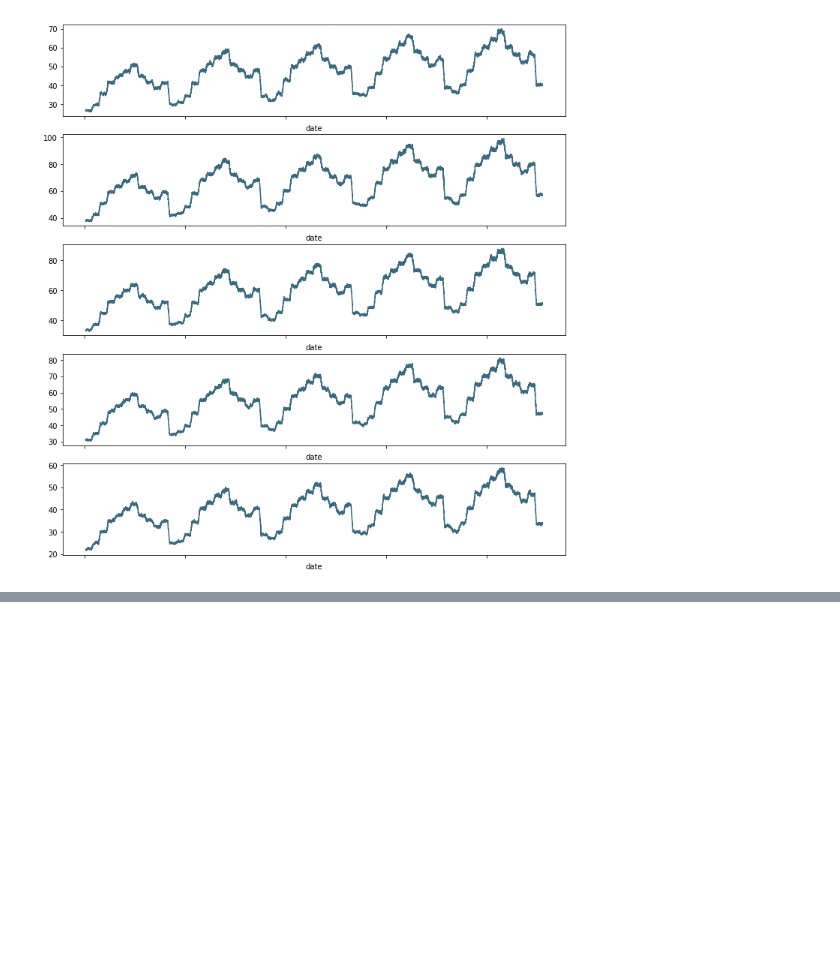
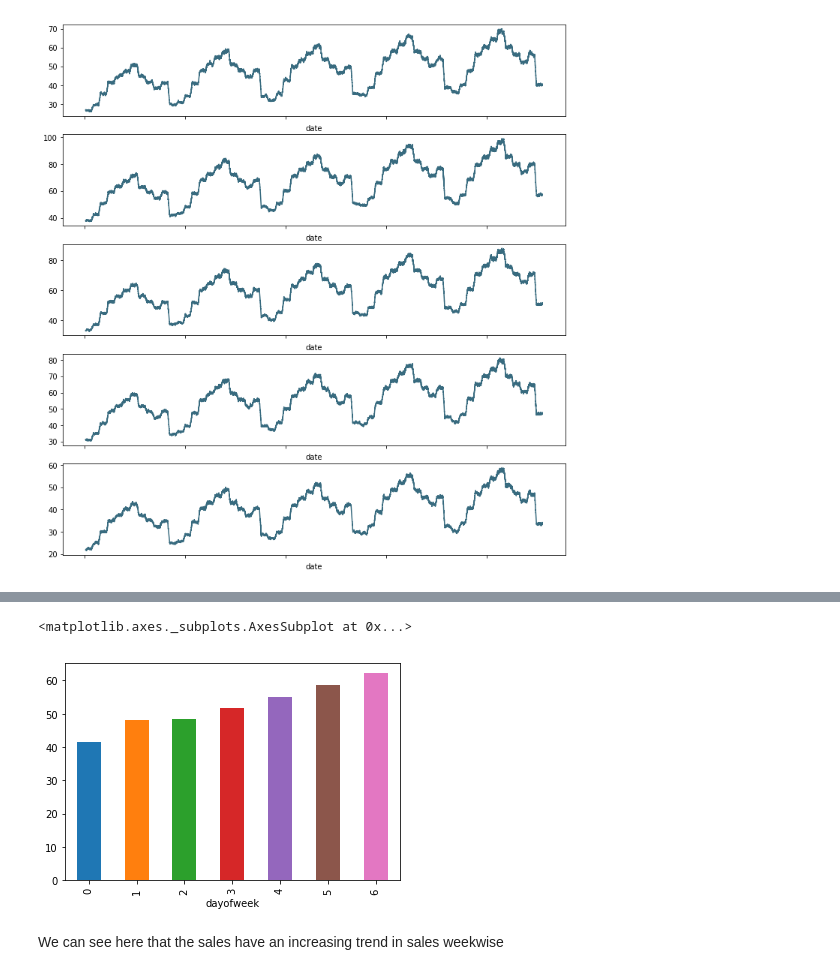
Before and after one commit to SwatiModi/store-item-demand-forecasting, a Jupyter notebook: explore_and_predict.ipynb, the cells around one changed output, grey strips where cells are left out. Drawn from its saved outputs; the diff is of its cells as text; code cells hidden in the pictures; blank space fills up the shorter version.

```diff
--- a/explore_and_predict.ipynb
+++ b/explore_and_predict.ipynb
@@ -98,0 +159,7 @@ decomposition_a.trend.plot(color = c, ax = ax5)
+# %%
+data.groupby('dayofweek')['sales'].mean().plot.bar()
+# %% [output]
+<matplotlib.axes._subplots.AxesSubplot at 0x...>
+[figure, added]
+# %% [markdown]
+We can see here that the sales have an increasing trend in sales weekwise
```
Also changed, not shown: parts of 20 cells of this notebook.
